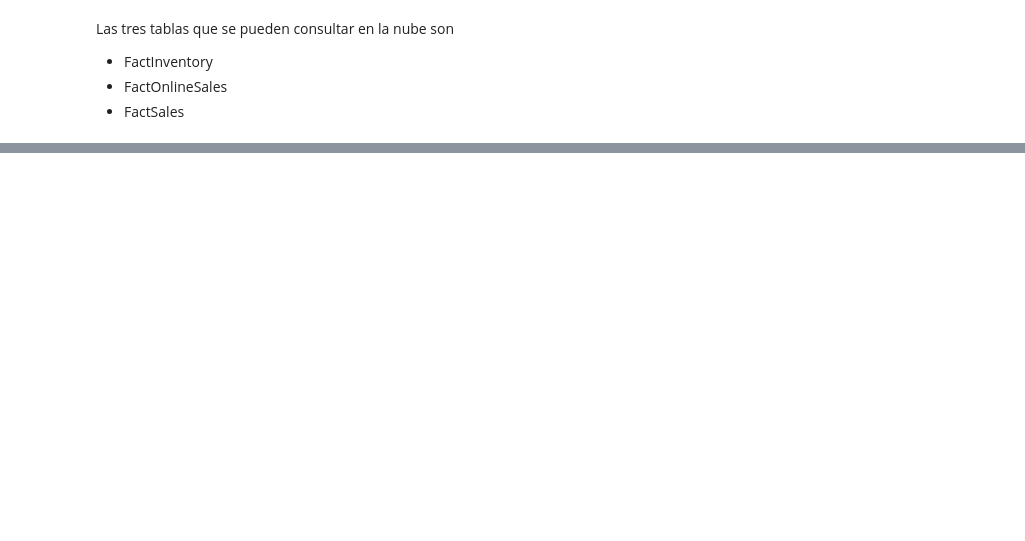
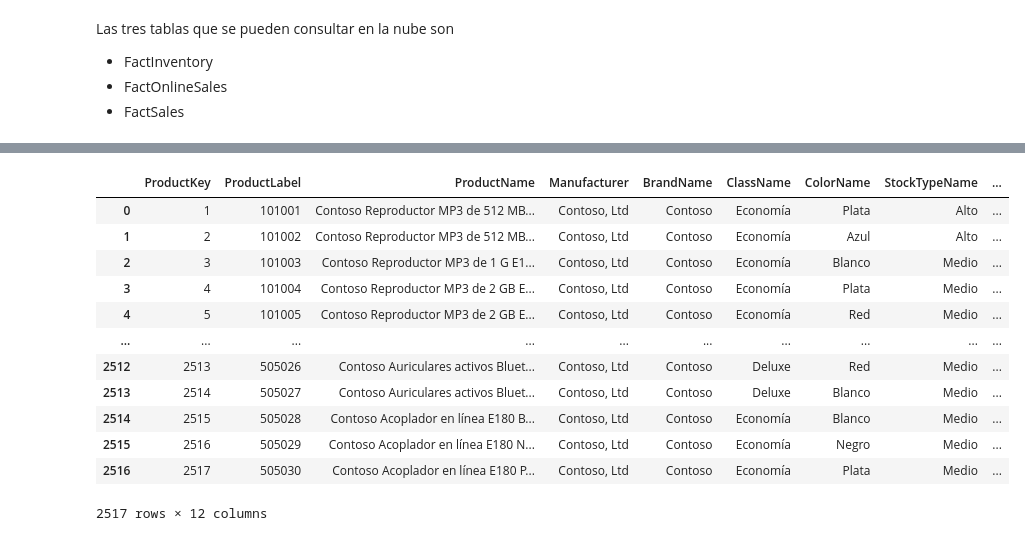
Before and after one commit to Nico22724/Guayerd_InteligenciaArtificial, a Jupyter notebook: Proyecto Aurelion/EDA.ipynb, the cells around one changed output, grey strips where cells are left out. Drawn from its saved outputs; the diff is of its cells as text; code cells hidden in the pictures; blank space fills up the shorter version.

```diff
--- a/Proyecto Aurelion/EDA.ipynb
+++ b/Proyecto Aurelion/EDA.ipynb
@@ -36,0 +36,5 @@ df_DimChannel = pd.read_csv("C:\\Nicolas\\Proyecto Medio Ambiental\\Proyecto_Gua
+# %%
+df_DimChannel = pd.read_csv("https://raw.githubusercontent.com/Nico22724/Guayerd_InteligenciaArtificial/refs/heads/main/Datos/DimChannel.csv")
+df_DimCustomer = pd.read_csv("https://raw.githubusercontent.com/Nico22724/Guayerd_InteligenciaArtificial/refs/heads/main/Datos/DimCustomer.csv")
+df_DimProduct = pd.read_csv("https://raw.githubusercontent.com/Nico22724/Guayerd_InteligenciaArtificial/refs/heads/main/Datos/DimProduct.csv")
+df_DimStore = pd.read_csv("https://raw.githubusercontent.com/Nico22724/Guayerd_InteligenciaArtificial/refs/heads/main/Datos/DimStore.csv")
@@ -36,0 +202,16 @@ df_DimChannel = pd.read_csv("C:\\Nicolas\\Proyecto Medio Ambiental\\Proyecto_Gua
+# %%
+df_DimProduct
+# %% [output]
+|  | ProductKey | ProductLabel | ProductName | Manufacturer | BrandName | ClassName | ColorName | StockTypeName | ... |
+| 0 | 1 | 101001 | Contoso Reproductor MP3 de 512 MB... | Contoso, Ltd | Contoso | Economía | Plata | Alto | ... |
+| 1 | 2 | 101002 | Contoso Reproductor MP3 de 512 MB... | Contoso, Ltd | Contoso | Economía | Azul | Alto | ... |
+| 2 | 3 | 101003 | Contoso Reproductor MP3 de 1 G E1... | Contoso, Ltd | Contoso | Economía | Blanco | Medio | ... |
+| 3 | 4 | 101004 | Contoso Reproductor MP3 de 2 GB E... | Contoso, Ltd | Contoso | Economía | Plata | Medio | ... |
+| 4 | 5 | 101005 | Contoso Reproductor MP3 de 2 GB E... | Contoso, Ltd | Contoso | Economía | Red | Medio | ... |
+| ... | ... | ... | ... | ... | ... | ... | ... | ... | ... |
+| 2512 | 2513 | 505026 | Contoso Auriculares activos Bluet... | Contoso, Ltd | Contoso | Deluxe | Red | Medio | ... |
+| 2513 | 2514 | 505027 | Contoso Auriculares activos Bluet... | Contoso, Ltd | Contoso | Deluxe | Blanco | Medio | ... |
+| 2514 | 2515 | 505028 | Contoso Acoplador en línea E180 B... | Contoso, Ltd | Contoso | Economía | Blanco | Medio | ... |
+| 2515 | 2516 | 505029 | Contoso Acoplador en línea E180 N... | Contoso, Ltd | Contoso | Economía | Negro | Medio | ... |
+| 2516 | 2517 | 505030 | Contoso Acoplador en línea E180 P... | Contoso, Ltd | Contoso | Economía | Plata | Medio | ... |
+2517 rows × 12 columns
```
Also changed, not shown: parts of 24 cells of this notebook.
